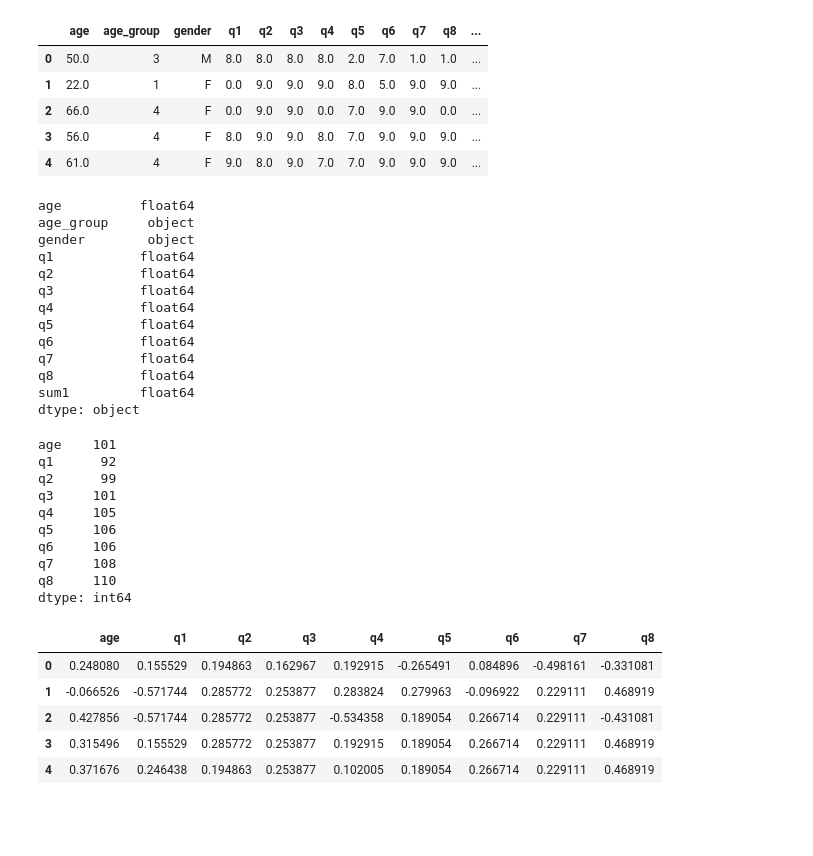
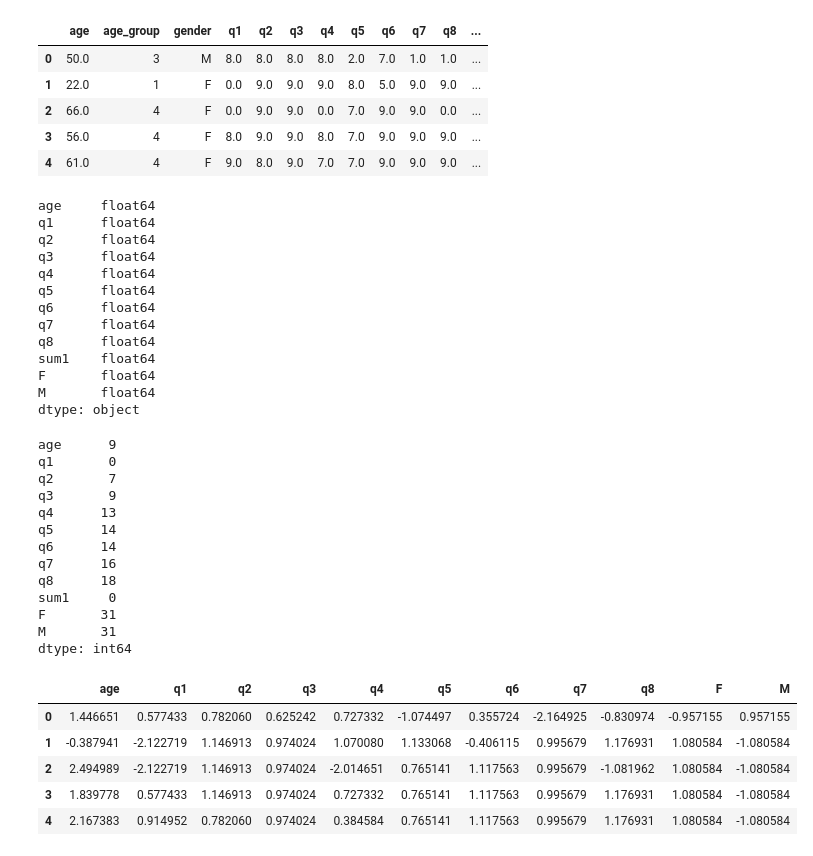
Before and after one commit to BerkeleyAutomation/malasakit, a Jupyter notebook: analysis/Quantitative_analysis.ipynb, the cells around one changed output. Cells and saved outputs as stored; diff of their text form; code cells hidden in the pictures; blank space fills up the shorter version.

```diff
--- a/analysis/Quantitative_analysis.ipynb
+++ b/analysis/Quantitative_analysis.ipynb
@@ -1132,8 +1046,15 @@ df_cor_matrix.head()
 | 3 | 56.0 | 4 | F | 8.0 | 9.0 | 9.0 | 8.0 | 7.0 | 9.0 | 9.0 | 9.0 | ... |
 | 4 | 61.0 | 4 | F | 9.0 | 8.0 | 9.0 | 7.0 | 7.0 | 9.0 | 9.0 | 9.0 | ... |
 # %%
-df_cor_matrix1 = df_cor_matrix.drop(['user_id'], axis = 1)
+df_cor_matrix1 = df_cor_matrix.drop(['user_id','age_group'], axis = 1)
 df_cor_matrix1 = df_cor_matrix1.replace({'Name:': np.nan}, regex=True)
+df_cor_matrix1 = df_cor_matrix1.replace({'NaN': np.nan}, regex=True)
+df_gender = pd.get_dummies(df_pca_matrix['gender'])
+
+# Join the dummy variables to the main dataframe
+df_cor_matrix1 = pd.concat([df_cor_matrix1, df_gender], axis=1)
+df_cor_matrix1 = df_cor_matrix1.drop(['gender'], axis = 1)
+
 df_cor_matrix1.q1 = df_cor_matrix1.q1.astype(float)
 df_cor_matrix1.age = df_cor_matrix1.age.astype(float)
 df_cor_matrix1.q2 = df_cor_matrix1.q2.astype(float)
@@ -1145,40 +1066,44 @@ df_cor_matrix1.q7 = df_cor_matrix1.q7.astype(float)
 df_cor_matrix1.q8 = df_cor_matrix1.q8.astype(float)
 df_cor_matrix1.dtypes
 # %% [output]
-age          float64
-age_group     object
-gender        object
-q1           float64
-q2           float64
-q3           float64
-q4           float64
-q5           float64
-q6           float64
-q7           float64
-q8           float64
-sum1         float64
+age     float64
+q1      float64
+q2      float64
+q3      float64
+q4      float64
+q5      float64
+q6      float64
+q7      float64
+q8      float64
+sum1    float64
+F       float64
+M       float64
 dtype: object
 # %%
 df_cor_matrix1.isnull().sum()
 # %% [output]
-age    101
-q1      92
-q2      99
-q3     101
-q4     105
-q5     106
-q6     106
-q7     108
-q8     110
+age      9
+q1       0
+q2       7
+q3       9
+q4      13
+q5      14
+q6      14
+q7      16
+q8      18
+sum1     0
+F       31
+M       31
 dtype: int64
 # %%
 df_cor_matrix1 = df_cor_matrix1.fillna(df_cor_matrix1.mean())
-df_norm = (df_cor_matrix1 - df_cor_matrix1.mean()) / (df_cor_matrix1.max() - df_cor_matrix1.min())
+# df_cor_matrix1 = df_cor_matrix1.drop(['sum1'], axis = 1)
+df_norm = (df_cor_matrix1 - df_cor_matrix1.mean()) / df_cor_matrix1.std()
 df_norm.head()
 # %% [output]
-|  | age | q1 | q2 | q3 | q4 | q5 | q6 | q7 | q8 |
-| 0 | 0.248080 | 0.155529 | 0.194863 | 0.162967 | 0.192915 | -0.265491 | 0.084896 | -0.498161 | -0.331081 |
-| 1 | -0.066526 | -0.571744 | 0.285772 | 0.253877 | 0.283824 | 0.279963 | -0.096922 | 0.229111 | 0.468919 |
-| 2 | 0.427856 | -0.571744 | 0.285772 | 0.253877 | -0.534358 | 0.189054 | 0.266714 | 0.229111 | -0.431081 |
-| 3 | 0.315496 | 0.155529 | 0.285772 | 0.253877 | 0.192915 | 0.189054 | 0.266714 | 0.229111 | 0.468919 |
-| 4 | 0.371676 | 0.246438 | 0.194863 | 0.253877 | 0.102005 | 0.189054 | 0.266714 | 0.229111 | 0.468919 |
+|  | age | q1 | q2 | q3 | q4 | q5 | q6 | q7 | q8 | F | M |
+| 0 | 1.446651 | 0.577433 | 0.782060 | 0.625242 | 0.727332 | -1.074497 | 0.355724 | -2.164925 | -0.830974 | -0.957155 | 0.957155 |
+| 1 | -0.387941 | -2.122719 | 1.146913 | 0.974024 | 1.070080 | 1.133068 | -0.406115 | 0.995679 | 1.176931 | 1.080584 | -1.080584 |
+| 2 | 2.494989 | -2.122719 | 1.146913 | 0.974024 | -2.014651 | 0.765141 | 1.117563 | 0.995679 | -1.081962 | 1.080584 | -1.080584 |
+| 3 | 1.839778 | 0.577433 | 1.146913 | 0.974024 | 0.727332 | 0.765141 | 1.117563 | 0.995679 | 1.176931 | 1.080584 | -1.080584 |
+| 4 | 2.167383 | 0.914952 | 0.782060 | 0.974024 | 0.384584 | 0.765141 | 1.117563 | 0.995679 | 1.176931 | 1.080584 | -1.080584 |
```
Also changed, not shown: parts of 17 cells of this notebook.
